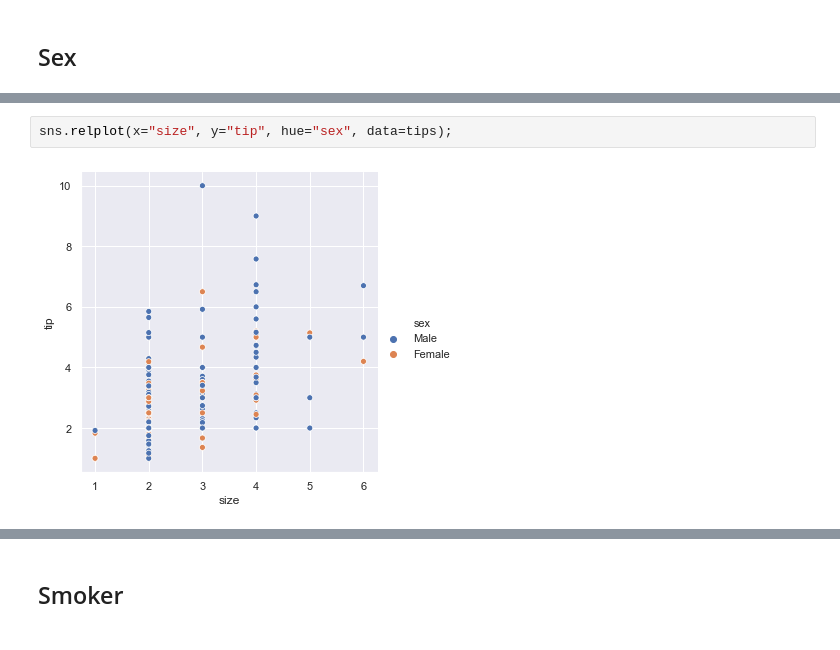
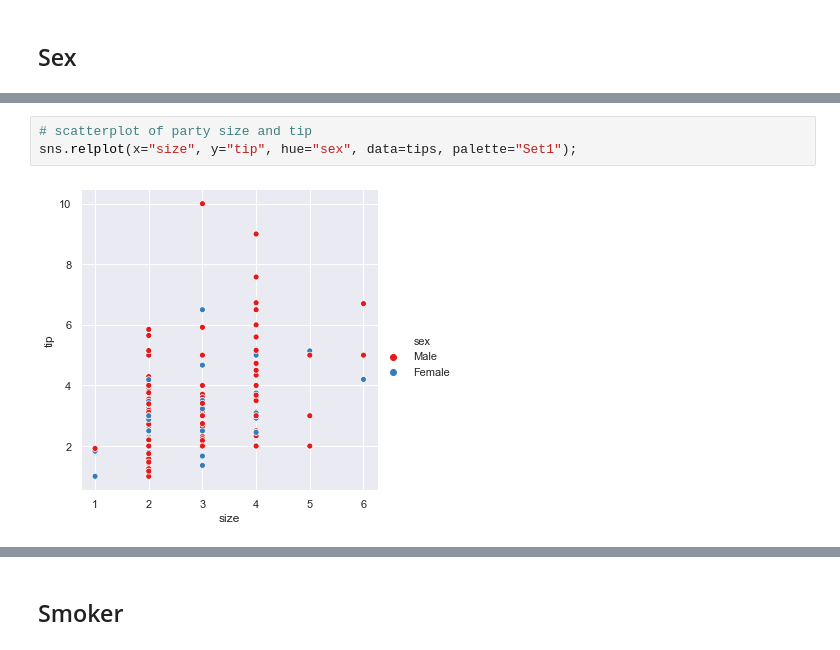
Before and after one commit to ANihill/Fundamentals-Assessment, a Jupyter notebook: Fundamentals of Data Analytics - Assessment.ipynb, the cells around one changed output, grey strips where cells are left out. Cells and saved outputs as stored; diff of their text form.

```diff
--- a/Fundamentals of Data Analytics - Assessment.ipynb
+++ b/Fundamentals of Data Analytics - Assessment.ipynb
@@ -117,5 +124,6 @@ sns.relplot(x="total_bill", y="tip", hue="sex", data=tips);
 # %%
-sns.relplot(x="size", y="tip", hue="sex", data=tips);
+# scatterplot of party size and tip
+sns.relplot(x="size", y="tip", hue="sex", data=tips, palette="Set1");
 # %% [output]
-[figure, old version]
+[figure, new version]
 # %%
```
Also changed, not shown: parts of 12 cells of this notebook.
